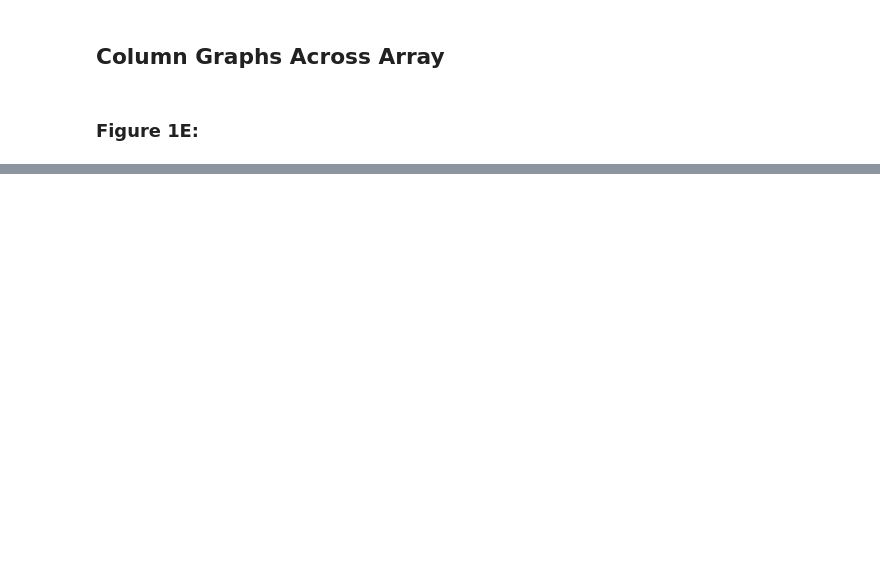
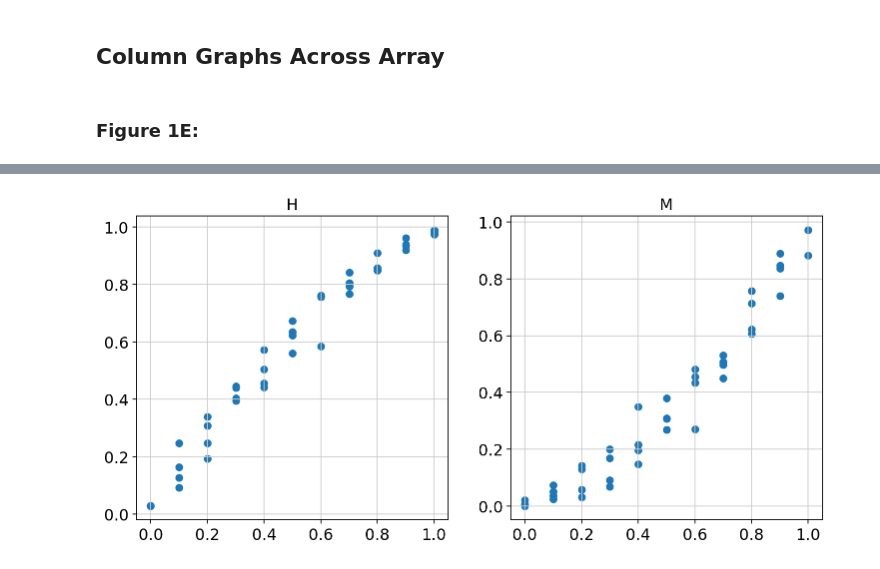
Before and after one commit to yelabucsf/spatial, a Jupyter notebook: notebooks/figures/XYZeq_fig1.ipynb, the cells around one changed output, grey strips where cells are left out. Drawn from its saved outputs; the diff is of its cells as text; code cells hidden in the pictures; blank space fills up the shorter version.

```diff
--- a/notebooks/figures/XYZeq_fig1.ipynb
+++ b/notebooks/figures/XYZeq_fig1.ipynb
@@ -248,0 +356,8 @@ plt.grid(False)
+# %%
+col_props = pd.read_csv(prefix + 'cell.line.column.proportions.csv', index_col=0)
+col_props.columns = ['M', 'H']
+col_props['C'] = 0
+col_props = col_props.divide(col_props.sum(1),axis='rows')
+# %%
+col_props.fillna(0, inplace=True)
+df.fillna(0, inplace=True)
@@ -248,0 +370,7 @@ plt.grid(False)
+# %%
+fig, ax = plt.subplots(1,2,figsize=(11,5))
+for ax, species in zip(ax,['H', 'M']):
+    ax.scatter(col_props[species].values, df[species].values);
+    ax.set_title(species)
+# %% [output]
+[figure, added]
```
Also changed, not shown: parts of 21 cells of this notebook.
